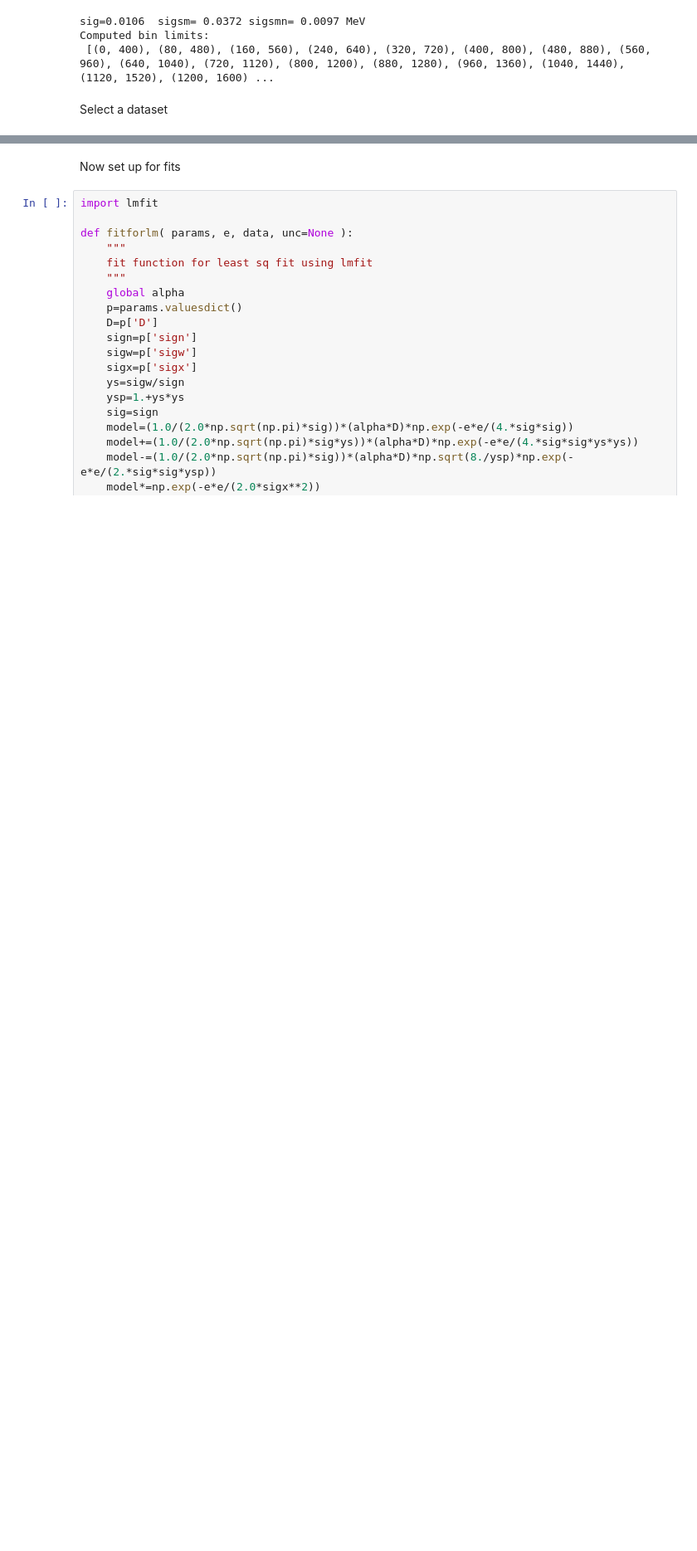
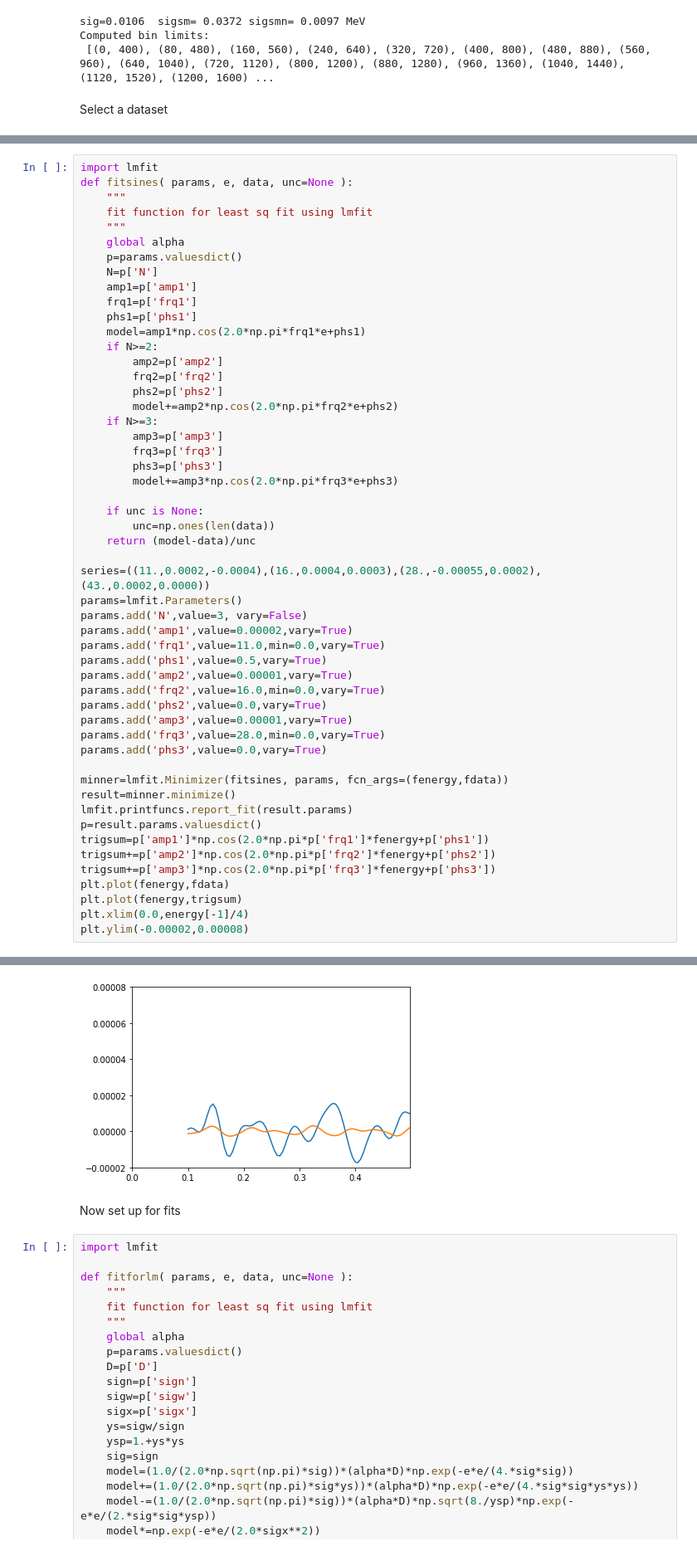
Before and after one commit to rfearick/leveldensity, a Jupyter notebook: leveldensity-test.ipynb, the cells around one changed output, grey strips where cells are left out. Shown at 83% size. Drawn from its saved outputs; the diff is of its cells as text; blank space fills up the shorter version.

```diff
--- a/leveldensity-test.ipynb
+++ b/leveldensity-test.ipynb
@@ -72,0 +91,53 @@ Text(0.8,0.8,'7')
+# %%
+import lmfit
+def fitsines( params, e, data, unc=None ):
+    """
+    fit function for least sq fit using lmfit
+    """
+    global alpha
+    p=params.valuesdict()
+    N=p['N']
+    amp1=p['amp1']
+    frq1=p['frq1']
+    phs1=p['phs1']
+    model=amp1*np.cos(2.0*np.pi*frq1*e+phs1)
+    if N>=2:
+        amp2=p['amp2']
+        frq2=p['frq2']
+        phs2=p['phs2']
+        model+=amp2*np.cos(2.0*np.pi*frq2*e+phs2)
+    if N>=3:
+        amp3=p['amp3']
+        frq3=p['frq3']
+        phs3=p['phs3']
+        model+=amp3*np.cos(2.0*np.pi*frq3*e+phs3)
+
+    if unc is None:
+        unc=np.ones(len(data))
+    return (model-data)/unc
+
+series=((11.,0.0002,-0.0004),(16.,0.0004,0.0003),(28.,-0.00055,0.0002),(43.,0.0002,0.0000))
+params=lmfit.Parameters()
+params.add('N',value=3, vary=False)
+params.add('amp1',value=0.00002,vary=True)
+params.add('frq1',value=11.0,min=0.0,vary=True)
+params.add('phs1',value=0.5,vary=True)
+params.add('amp2',value=0.00001,vary=True)
+params.add('frq2',value=16.0,min=0.0,vary=True)
+params.add('phs2',value=0.0,vary=True)
+params.add('amp3',value=0.00001,vary=True)
+params.add('frq3',value=28.0,min=0.0,vary=True)
+params.add('phs3',value=0.0,vary=True)
+
+minner=lmfit.Minimizer(fitsines, params, fcn_args=(fenergy,fdata))
+result=minner.minimize()
+lmfit.printfuncs.report_fit(result.params)
+p=result.params.valuesdict()
+trigsum=p['amp1']*np.cos(2.0*np.pi*p['frq1']*fenergy+p['phs1'])
+trigsum+=p['amp2']*np.cos(2.0*np.pi*p['frq2']*fenergy+p['phs2'])
+trigsum+=p['amp3']*np.cos(2.0*np.pi*p['frq3']*fenergy+p['phs3'])
+plt.plot(fenergy,fdata)
+plt.plot(fenergy,trigsum)
+plt.xlim(0.0,energy[-1]/4)
+plt.ylim(-0.00002,0.00008)
+# %% [output]
@@ -73,3 +160,4 @@ Text(0.8,0.8,'7')
+[figure, added]
 # %% [markdown]
 Now set up for fits
 # %%
```
Also changed, not shown: parts of 5 cells of this notebook.
